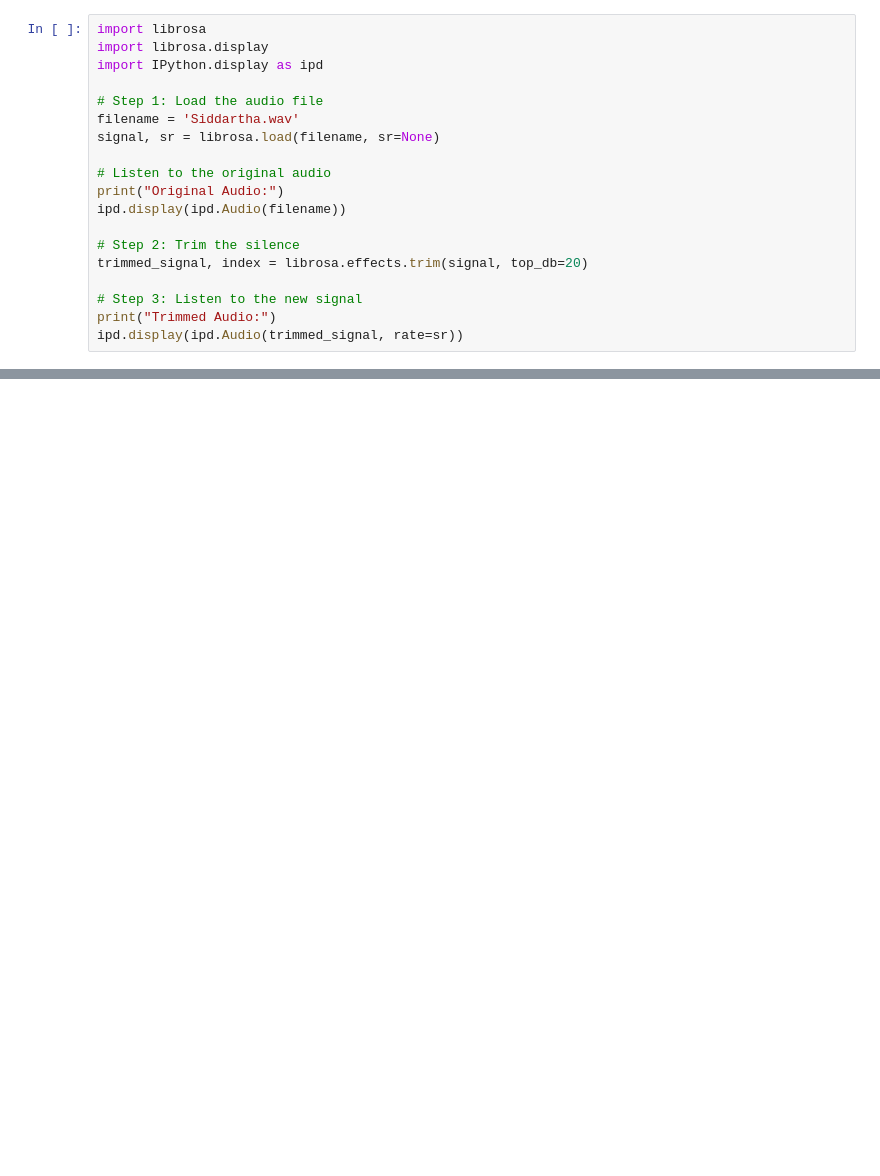
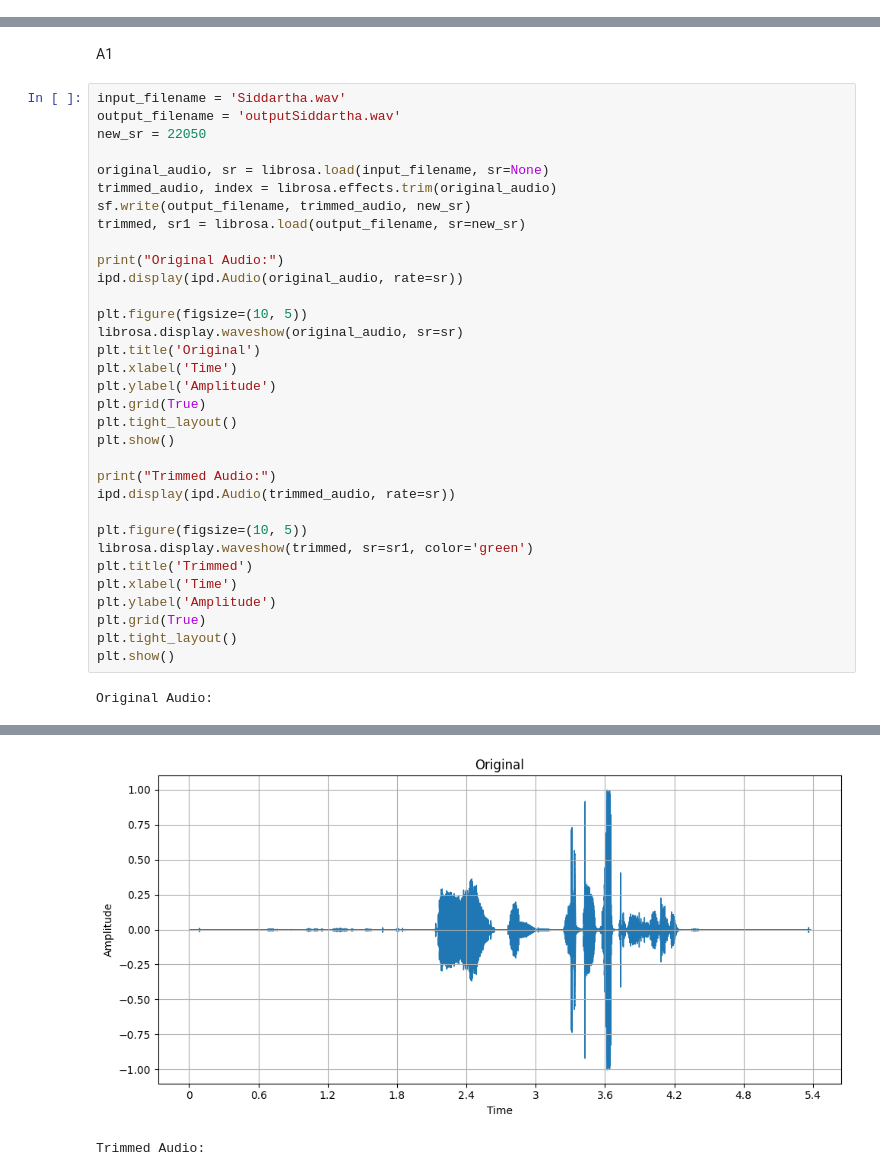
Before and after one commit to siddartha21132/AI-in-Speech-Processing, a Jupyter notebook: 21132_Lab_3.ipynb, the cells around one changed output, grey strips where cells are left out. Saved outputs shown, nothing was run; the diff lists cells and outputs as text; blank space fills up the shorter version.

```diff
--- a/21132_Lab_3.ipynb
+++ b/21132_Lab_3.ipynb
@@ -1,19 +0,0 @@
-# %%
-import librosa
-import librosa.display
-import IPython.display as ipd
-
-# Step 1: Load the audio file
-filename = 'Siddartha.wav'
-signal, sr = librosa.load(filename, sr=None)
-
-# Listen to the original audio
-print("Original Audio:")
-ipd.display(ipd.Audio(filename))
-
-# Step 2: Trim the silence
-trimmed_signal, index = librosa.effects.trim(signal, top_db=20)
-
-# Step 3: Listen to the new signal
-print("Trimmed Audio:")
-ipd.display(ipd.Audio(trimmed_signal, rate=sr))
@@ -53,0 +10,37 @@ Split Audio (top_db=10):
+# %% [markdown]
+A1
+# %%
+input_filename = 'Siddartha.wav'
+output_filename = 'outputSiddartha.wav'
+new_sr = 22050
+
+original_audio, sr = librosa.load(input_filename, sr=None)
+trimmed_audio, index = librosa.effects.trim(original_audio)
+sf.write(output_filename, trimmed_audio, new_sr)
+trimmed, sr1 = librosa.load(output_filename, sr=new_sr)
+
+print("Original Audio:")
+ipd.display(ipd.Audio(original_audio, rate=sr))
+
+plt.figure(figsize=(10, 5))
+librosa.display.waveshow(original_audio, sr=sr)
+plt.title('Original')
+plt.xlabel('Time')
+plt.ylabel('Amplitude')
+plt.grid(True)
+plt.tight_layout()
+plt.show()
+
+print("Trimmed Audio:")
+ipd.display(ipd.Audio(trimmed_audio, rate=sr))
+
+plt.figure(figsize=(10, 5))
+librosa.display.waveshow(trimmed, sr=sr1, color='green')
+plt.title('Trimmed')
+plt.xlabel('Time')
+plt.ylabel('Amplitude')
+plt.grid(True)
+plt.tight_layout()
+plt.show()
+# %% [output]
+Original Audio:
@@ -53,0 +48,2 @@ Split Audio (top_db=10):
+[figure, added]
+Trimmed Audio:
```
Also changed, not shown: parts of 11 cells of this notebook.
